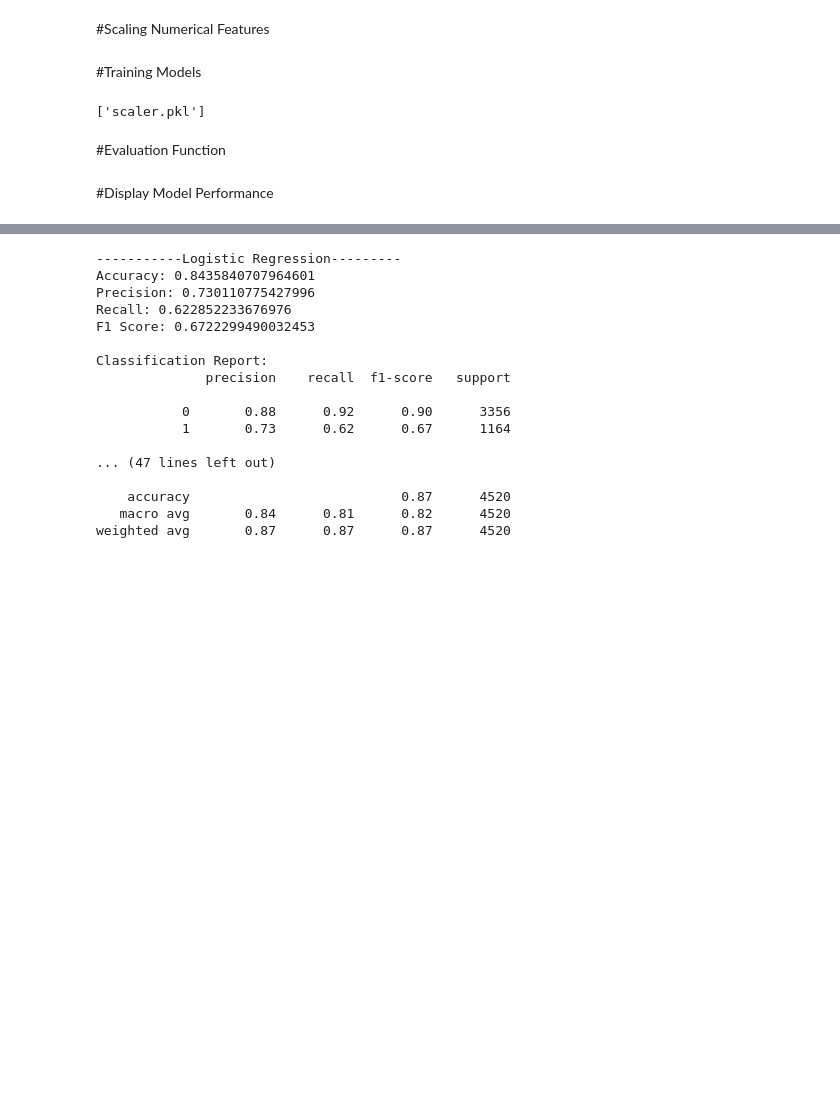
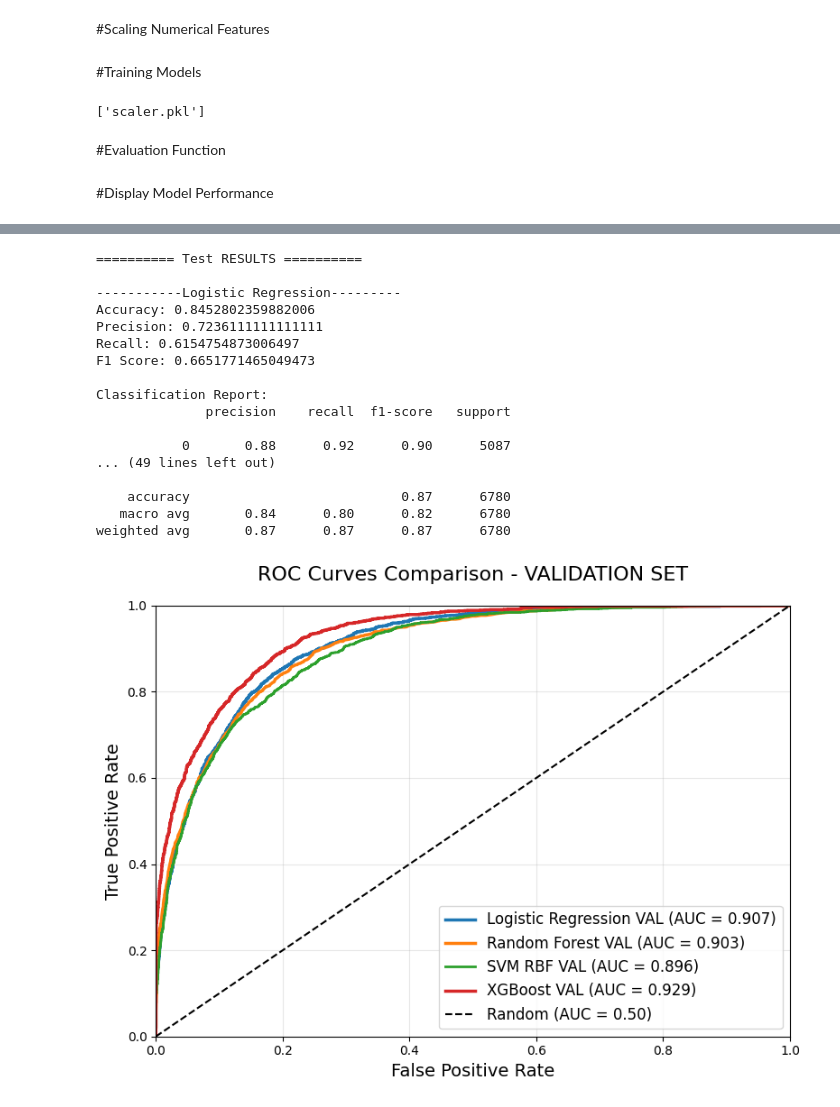
Before and after one commit to abd-alrifai/Machine-Learning_Classification_adult, a Jupyter notebook: Machine_Learning_Classification_adult.ipynb, the cells around one changed output, grey strips where cells are left out. Drawn from its saved outputs; the diff is of its cells as text; code cells hidden in the pictures; blank space fills up the shorter version.

Commit message:
Add validation set with performance metrics and ROC curves

```diff
--- a/Machine_Learning_Classification_adult.ipynb
+++ b/Machine_Learning_Classification_adult.ipynb
@@ -150,9 +148,20 @@ X_train, X_test, y_train, y_test = train_test_split(X_processed, y, test_size=0.
+# %%
+# split : 70% Train - 15% Val - 15% Test
+
+X_train, X_temp, y_train, y_temp = train_test_split(
+    X_processed, y, test_size=0.30, random_state=42, shuffle=True
+)
+
+X_val, X_test, y_val, y_test = train_test_split(
+    X_temp, y_temp, test_size=0.50, random_state=42, shuffle=True
+)
 # %% [markdown]
 #Scaling Numerical Features
 # %%
 scaler = StandardScaler(with_mean=False)
 
 X_train_scaled = scaler.fit_transform(X_train)
+X_val_scaled = scaler.transform(X_val)
 X_test_scaled = scaler.transform(X_test)
 # %% [markdown]
 #Training Models
@@ -220,26 +254,73 @@ def evaluate_model(model_name, y, y_hat):
 # %%
+print("\n========== Test RESULTS ==========\n")
+
 evaluate_model("Logistic Regression", y_test, lr_pred)
 evaluate_model("Random Forest", y_test, rf_pred)
 evaluate_model("SVM", y_test, svm_pred)
 evaluate_model("XGBoost", y_test, xgb_pred)
 # %% [output]
+========== Test RESULTS ==========
+
 -----------Logistic Regression---------
-Accuracy: 0.8435840707964601
-Precision: 0.730110775427996
-Recall: 0.622852233676976
-F1 Score: 0.6722299490032453
+Accuracy: 0.8452802359882006
+Precision: 0.7236111111111111
+Recall: 0.6154754873006497
+F1 Score: 0.6651771465049473
 
 Classification Report:
               precision    recall  f1-score   support
 
-           0       0.88      0.92      0.90      3356
-           1       0.73      0.62      0.67      1164
+           0       0.88      0.92      0.90      5087
+... (49 lines left out)
 
-... (47 lines left out)
-
-    accuracy                           0.87      4520
-   macro avg       0.84      0.81      0.82      4520
-weighted avg       0.87      0.87      0.87      4520
+    accuracy                           0.87      6780
+   macro avg       0.84      0.80      0.82      6780
+weighted avg       0.87      0.87      0.87      6780
+# %%
+# ===== Validation Probabilities for ROC =====
+
+lr_val_prob  = lr.predict_proba(X_val_scaled)[:, 1]
+rf_val_prob  = rf.predict_proba(X_val_scaled)[:, 1]
+svm_val_dec  = svm.decision_function(X_val_scaled)
+xgb_val_prob = xgb.predict_proba(X_val_scaled)[:, 1]
+
+
+# ===== ROC Metrics for Validation =====
+
+fpr1_v, tpr1_v, _ = roc_curve(y_val, lr_val_prob)
+roc_auc1_v = auc(fpr1_v, tpr1_v)
+
+fpr2_v, tpr2_v, _ = roc_curve(y_val, rf_val_prob)
+roc_auc2_v = auc(fpr2_v, tpr2_v)
+
+fpr3_v, tpr3_v, _ = roc_curve(y_val, svm_val_dec)
+roc_auc3_v = auc(fpr3_v, tpr3_v)
+
+fpr4_v, tpr4_v, _ = roc_curve(y_val, xgb_val_prob)
+roc_auc4_v = auc(fpr4_v, tpr4_v)
+
+
+# ===== ROC Curve Plot for VALIDATION SET =====
+
+plt.figure(figsize=(8, 6))
+
+plt.plot(fpr1_v, tpr1_v, label=f'Logistic Regression VAL (AUC = {roc_auc1_v:.3f})', linewidth=2.5)
+plt.plot(fpr2_v, tpr2_v, label=f'Random Forest VAL (AUC = {roc_auc2_v:.3f})', linewidth=2.5)
+plt.plot(fpr3_v, tpr3_v, label=f'SVM RBF VAL (AUC = {roc_auc3_v:.3f})', linewidth=2)
+plt.plot(fpr4_v, tpr4_v, label=f'XGBoost VAL (AUC = {roc_auc4_v:.3f})', linewidth=2.5)
+plt.plot([0, 1], [0, 1], 'k--', label='Random (AUC = 0.50)')
+
+plt.xlabel('False Positive Rate', fontsize=14)
+plt.ylabel('True Positive Rate', fontsize=14)
+plt.title('ROC Curves Comparison - VALIDATION SET', fontsize=16, pad=20)
+plt.legend(fontsize=12)
+plt.grid(True, alpha=0.3)
+plt.xlim(0, 1)
+plt.ylim(0, 1)
+plt.tight_layout()
+plt.show()
+# %% [output]
+[figure, added]
 # %%
 y_test_numeric = y_test
 
```
Also changed, not shown: parts of 9 cells of this notebook, 2 other files.
